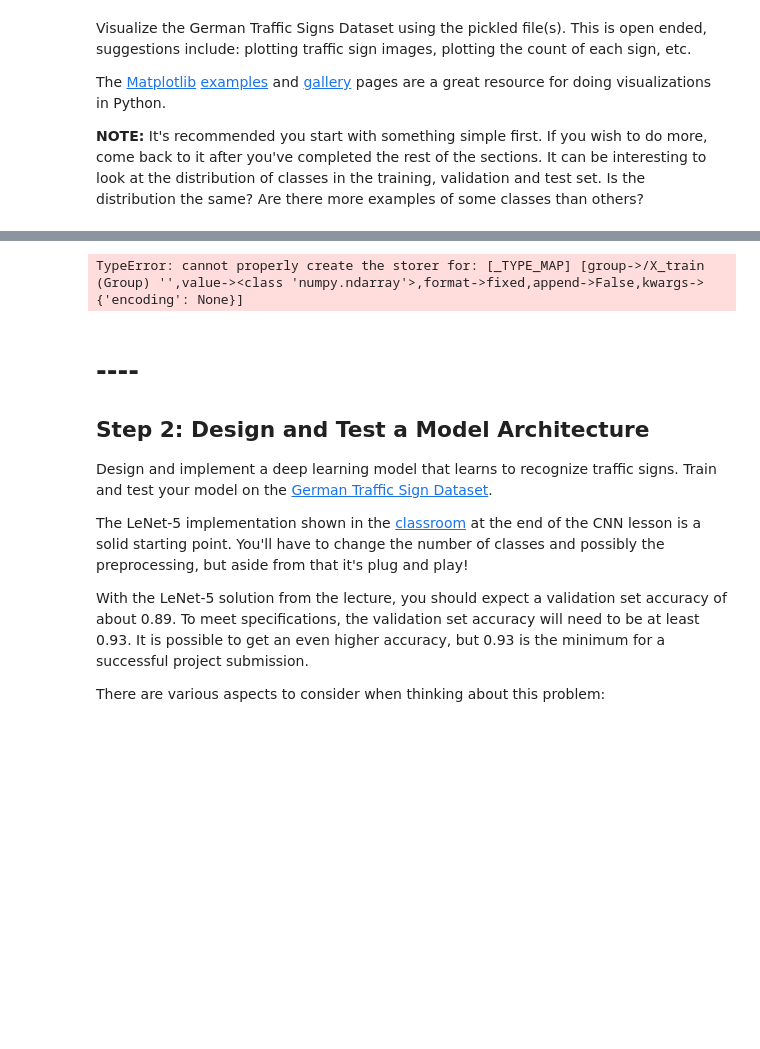
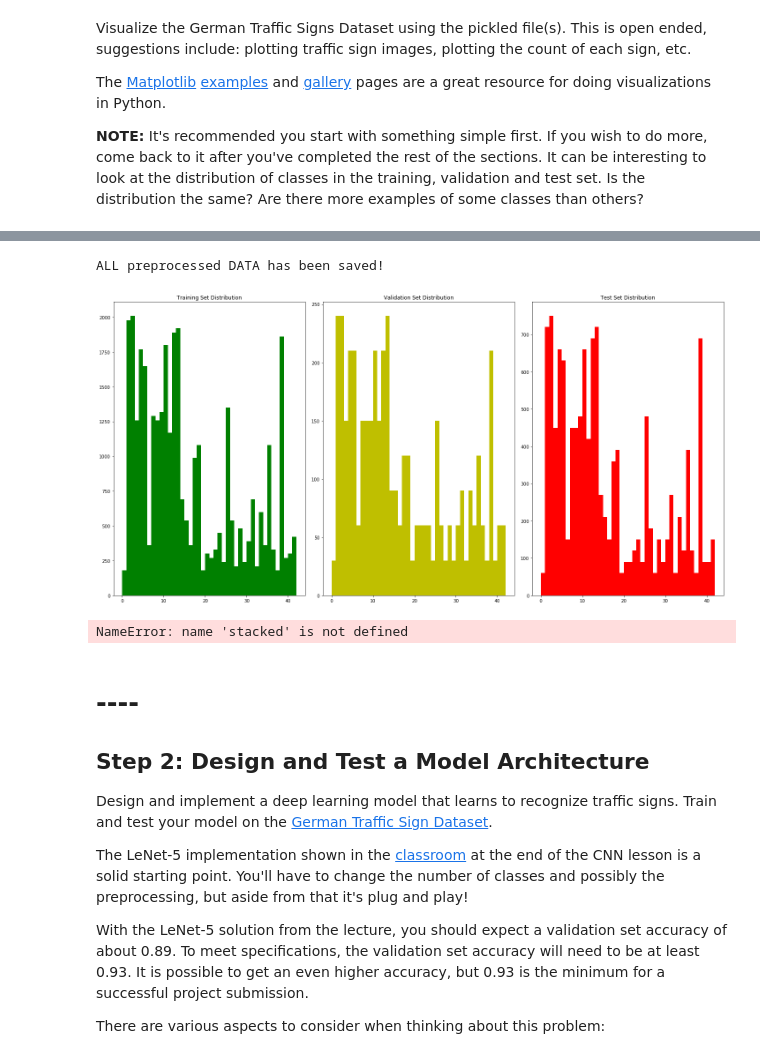
Before and after one commit to AbdulTheProgrammer/CarND-Traffic-Sign-Classifier-Project, a Jupyter notebook: Traffic_Sign_Classifier.ipynb, the cells around one changed output, grey strips where cells are left out. Cells and saved outputs as stored; diff of their text form; code cells hidden in the pictures; blank space fills up the shorter version.

```diff
--- a/Traffic_Sign_Classifier.ipynb
+++ b/Traffic_Sign_Classifier.ipynb
@@ -321,36 +292,38 @@ for i in range(0, n_classes):
 # %%
-backup['X_train'] = X_train
-backup['X_valid'] = X_valid
-backup['X_test'] = X_test
+#backup['X_train'] = X_train
+#backup['X_valid'] = X_valid
+#backup['X_test'] = X_test
 
 print("ALL preprocessed DATA has been saved!")
 #visualizing preprocessed contrast normalized data set
 
 bins = range(n_classes)
 fig, (ax0, ax1, ax2) = plt.subplots(ncols=3, figsize=(20, 10))
 
 ax0.hist(y_train, bins,  histtype='stepfilled', facecolor='g')
 ax0.set_title('Training Set Distribution')
 
 # Create a histogram by providing the bin edges (unequally spaced).
 ax1.hist(y_valid, bins, histtype='stepfilled', facecolor='y')
 ax1.set_title('Validation Set Distribution')
 
 
 # Create a histogram by providing the bin edges (unequally spaced).
 ax2.hist(y_test, bins,  histtype='stepfilled', facecolor='r')
 ax2.set_title('Test Set Distribution')
 
 fig.tight_layout()
 plt.show()
 plt.close('all')
 
 combined = stacked[:,np.argsort(stacked[0])]
 
 #leave the relative distributions of the signs the same -> biases the model to pick the sign with higher frequency
 #in the training set at times of uncertainty
 # %% [output]
-TypeError: cannot properly create the storer for: [_TYPE_MAP] [group->/X_train (Group) '',value-><class 'numpy.ndarray'>,format->fixed,append->False,kwargs->{'encoding': None}]
+ALL preprocessed DATA has been saved!
+[figure, added]
+NameError: name 'stacked' is not defined
 # %% [markdown]
 # ----
 
```
Also changed, not shown: parts of 8 cells of this notebook, 3 other files.
